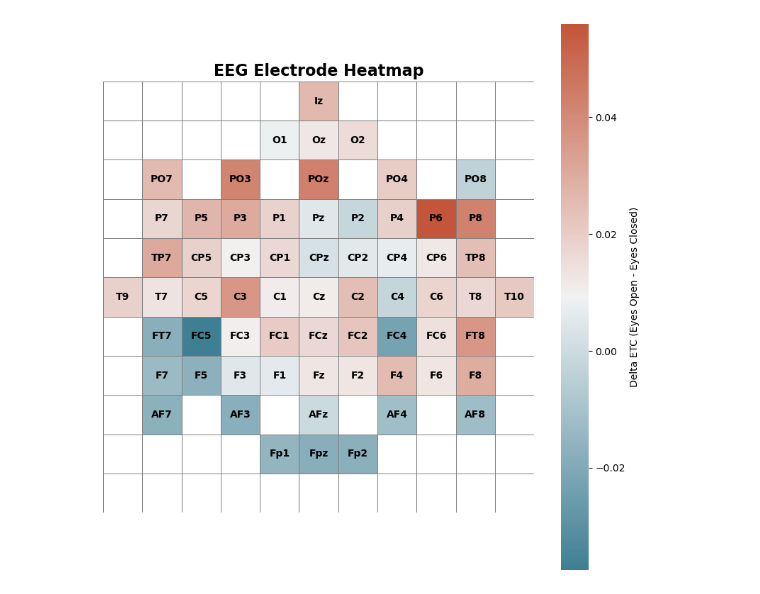
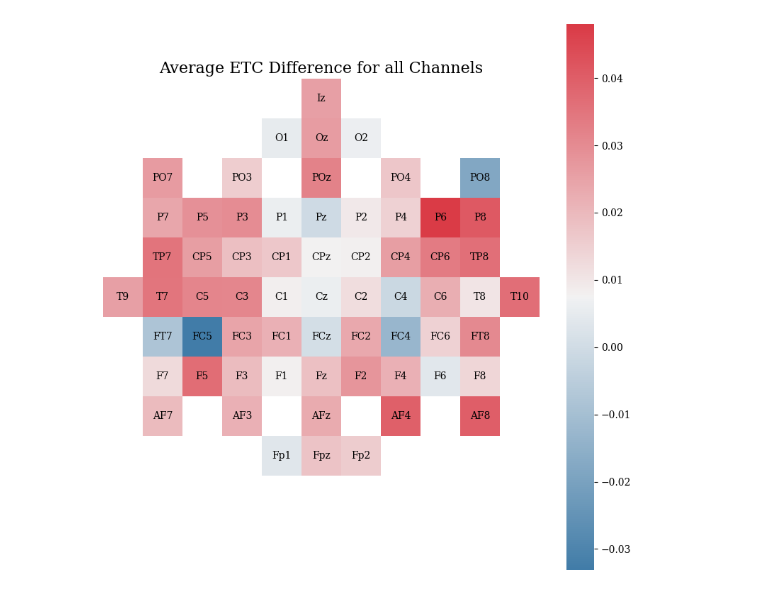
Before and after one commit to yojit-kumar/eeg-classification-using-etc, a Jupyter notebook: notebooks/01_generate_heatmaps.ipynb, the cells around one changed output. Cells and saved outputs as stored; diff of their text form; code cells hidden in the pictures.

Commit message:
minor additions, fixes to generate heatmap

```diff
--- a/notebooks/01_generate_heatmaps.ipynb
+++ b/notebooks/01_generate_heatmaps.ipynb
@@ -45,3 +45,0 @@ avg_delta_filtered = data_filtered.groupby('channel')['delta'].mean()
-# %%
-data_unfiltered['delta'] = data_unfiltered['ETC_EyesOpen'] - data_unfiltered['ETC_EyesClosed']
-avg_delta_unfiltered = data_unfiltered.groupby('channel')['delta'].mean()
@@ -122,41 +46,4 @@ plt.show()
-# %%
-# Create heatmap grid
-heatmap = np.full((11, 11), np.nan)
-for ch, delta_val in avg_delta_unfiltered.items():
-    if ch in electrode_coords:
-        x, y = electrode_coords[ch]
-        heatmap[y, x] = delta_val
-
-# Plot heatmap
-fig, ax = plt.subplots(figsize=(8,8))
-cmap = sns.diverging_palette(220, 20, as_cmap=True)
-sns.heatmap(
-    heatmap,
-    cmap=cmap,
-    square=True,
-    linewidths=0.5,
-    linecolor='gray',
-    cbar_kws={'label': 'Delta ETC (Eyes Open - Eyes Closed)'},
-    mask=np.isnan(heatmap),
-    ax=ax
-)
-
-# Annotate electrodes
-for ch, (x, y) in electrode_coords.items():
-    if heatmap[y, x] is not np.nan:
-        ax.text(
-            x + 0.5, y + 0.5, ch,
-            ha='center', va='center',
-            fontsize=10, color='black', weight='bold'
-        )
-
-# Final adjustments
-ax.set_title("EEG Electrode Heatmap", fontsize=16, weight='bold')
-ax.axis('off')  # Remove axis ticks and labels
-plt.tight_layout()
-
-# Save high-resolution figure
-plt.savefig("electrode_heatmap_unfiltered.png", dpi=300)
-plt.show()
-# %% [output]
-[figure, removed]
+# %%
+plot_heatmap(data_unfiltered, result_dir)
+# %% [output]
+[figure, added]
```
Also changed, not shown: parts of 6 cells of this notebook, 4 other files.
